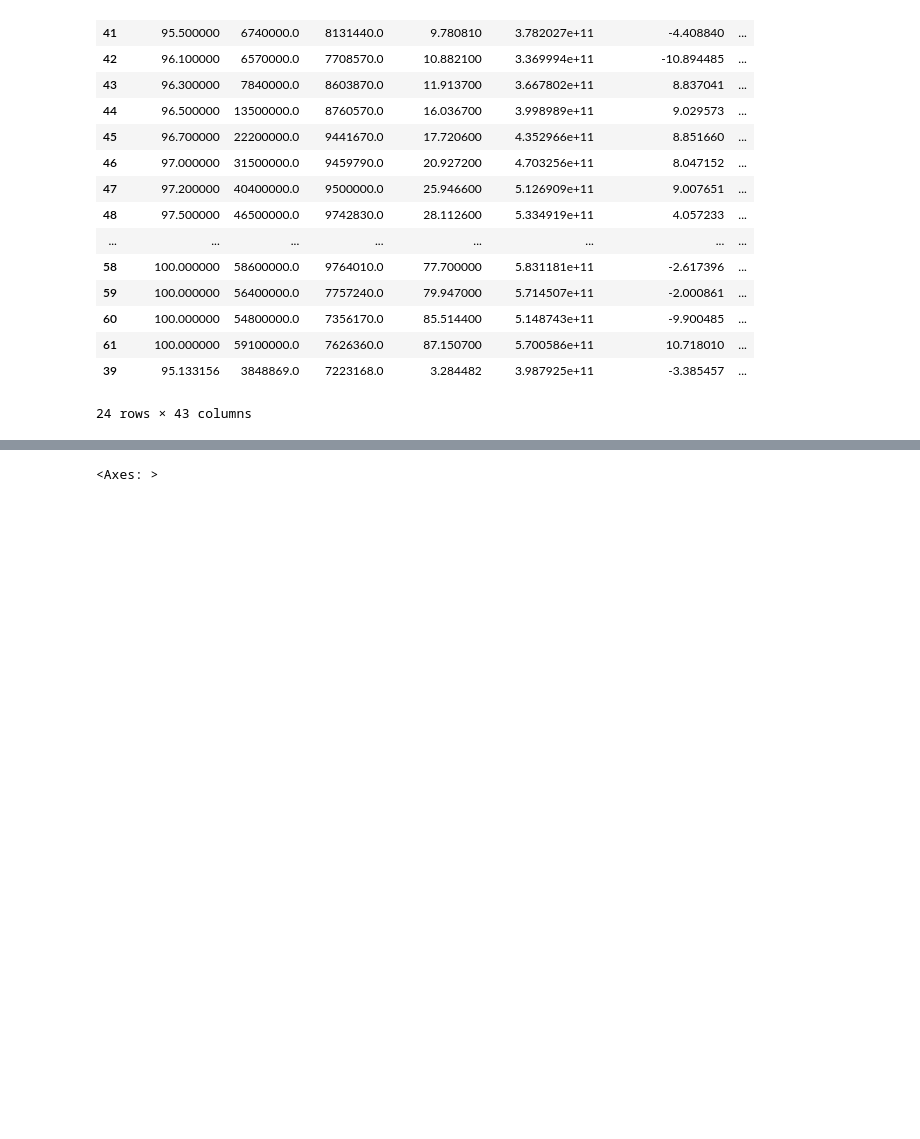
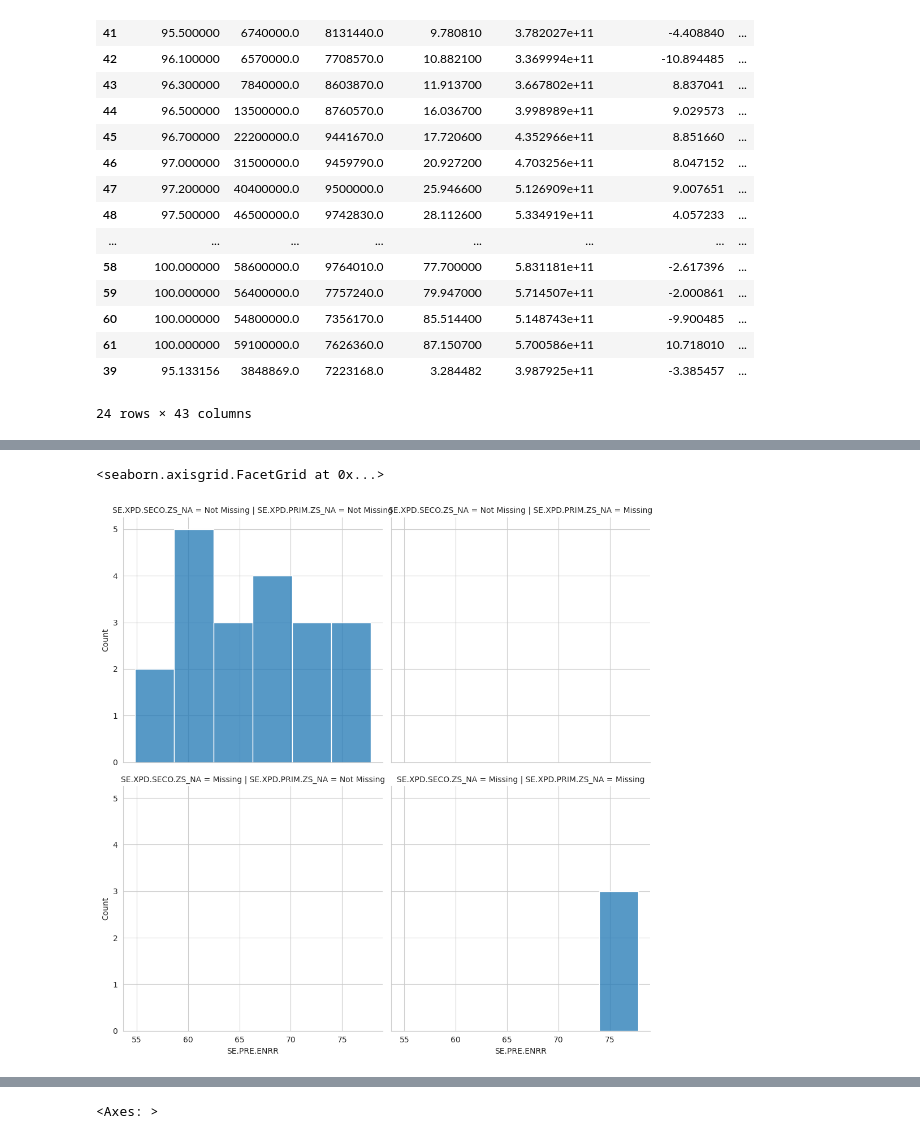
Before and after one commit to alejo-cuello/research-on-argentina, a Jupyter notebook: notebooks/0.1-alejo-explore_data.ipynb, the cells around one changed output, grey strips where cells are left out. Drawn from its saved outputs; the diff is of its cells as text; code cells hidden in the pictures; blank space fills up the shorter version.

```diff
--- a/notebooks/0.1-alejo-explore_data.ipynb
+++ b/notebooks/0.1-alejo-explore_data.ipynb
@@ -322,0 +341,5 @@ arg_di_df_best_cases_2.missing.bind_shadow_matrix(only_missing = True)
+# %%
+sns.displot(data=shadow_matrix,x="SE.PRE.ENRR",col="SE.XPD.PRIM.ZS_NA",row="SE.XPD.SECO.ZS_NA",facet_kws={"sharey":True})
+# %% [output]
+<seaborn.axisgrid.FacetGrid at 0x...>
+[figure, added]
```
Also changed, not shown: parts of 8 cells of this notebook.
